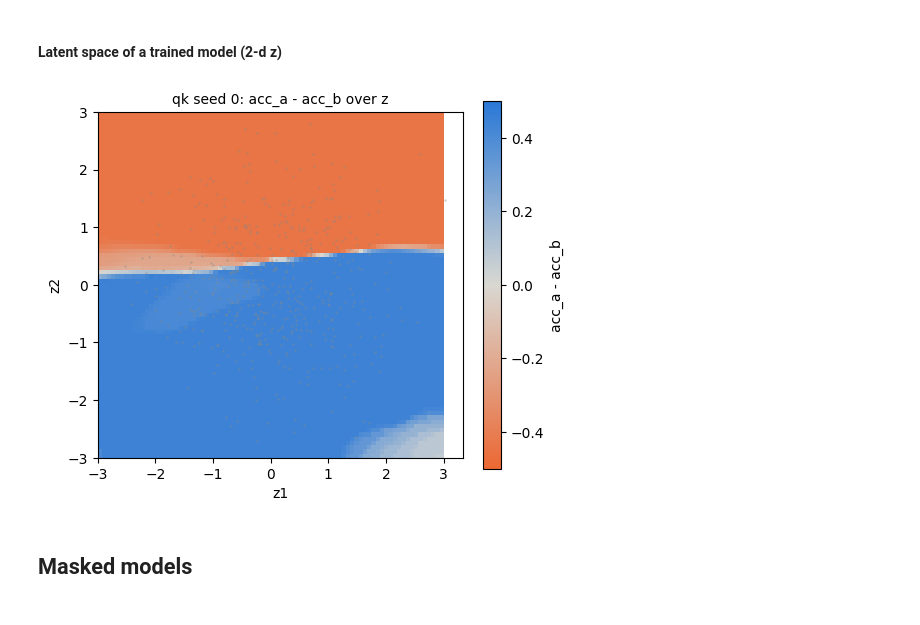
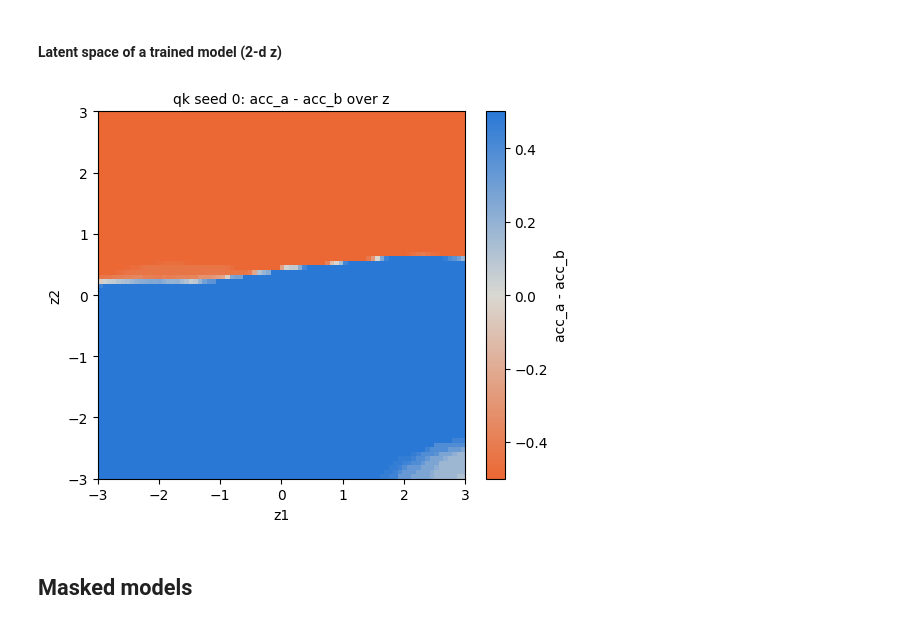
Before and after one commit to aryangarg794/sparse-ood-generalization, a Jupyter notebook: notebooks/basic_multimodality.ipynb, the cells around one changed output. Drawn from its saved outputs; the diff is of its cells as text; code cells hidden in the pictures.

```diff
--- a/notebooks/basic_multimodality.ipynb
+++ b/notebooks/basic_multimodality.ipynb
@@ -3515,7 +3515,7 @@ def draw_latent_space(state, args, n_draws=512, n_test=512, lim=3.0, res=81, spa
     gen = (lambda u: LatentWeightGenerator.decode(wg, u)) if space == 'u' else wg.decode
     _, _, test_sets, _ = get_shapes_datasets(1000, '../data/shapes', args.width, False)
     sets = []
-    for i in (1, 2):     # the test files are sorted (positives first): a fixed random sample
+    for i in (1, 2):
         idx = torch.randperm(len(test_sets[i].y), generator=torch.Generator().manual_seed(0))[:n_test]
         sets.append((test_sets[i].x.flatten(start_dim=1)[idx].to(DEVICE), test_sets[i].y.squeeze(-1)[idx].float().to(DEVICE)))
 
@@ -3526,37 +3526,37 @@ def draw_latent_space(state, args, n_draws=512, n_test=512, lim=3.0, res=81, spa
             acc = []
             for x, y in sets:
                 lg = model.predict(model.hidden_from_weights(x.repeat(len(zc), 1), w))
                 lg = (lg.squeeze(-1) if args.loss == 'bce' else lg[..., 1] - lg[..., 0]).view(len(zc), -1)
                 acc.append(((lg > 0).float() == y).float().mean(1))
-            out.append(acc[0] - acc[1])
+            out.append(2*(acc[0] - acc[1]))
         return torch.cat(out).cpu()
 
     z = torch.randn(n_draws, 2, generator=torch.Generator().manual_seed(2468))
     if space == 'u':
         z = wg.T(z.to(DEVICE)).cpu()
     d = acc_diff(z)
     ax_ = torch.linspace(-lim, lim, res)
     Z1, Z2 = torch.meshgrid(ax_, ax_, indexing='ij')
     dg = acc_diff(torch.stack([Z1.flatten(), Z2.flatten()], 1)).view(res, res)
 
-    cmap = LinearSegmentedColormap.from_list('ab', ['#eb6834', '#d9d8d2', '#2a78d6'])    # B orange, neither grey, A blue
+    cmap = LinearSegmentedColormap.from_list('ab', ['#eb6834', '#d9d8d2', '#2a78d6'])
     fig, ax = plt.subplots(figsize=(5.4, 4.6))
     im = ax.imshow(dg.T.numpy(), origin='lower', extent=(-lim, lim, -lim, lim), cmap=cmap, vmin=-0.5, vmax=0.5)
-    ax.scatter(z[:, 0], z[:, 1], s=3, c='#8a8a85', alpha=0.4, linewidths=0)
+    # ax.scatter(z[:, 0], z[:, 1], s=3, c='#8a8a85', alpha=0.4, linewidths=0)
     ax.set_xlabel(f'{space}1'); ax.set_ylabel(f'{space}2')
     fig.colorbar(im, ax=ax, fraction=0.046, label='acc_a - acc_b')
     ax.set_title(title or f'{n_draws} draws: A {(d > 0.2).float().mean():.0%}, B {(d < -0.2).float().mean():.0%}, '
                           f'neither {(d.abs() <= 0.2).float().mean():.0%}', fontsize=10)
     fig.tight_layout()
     plt.show()
 
 
 seed = next((s for s, r in par_results_qk.items() if r[2]['mode_final'] and r[2]['mode_final']['both']), args_qk.seeds[0])
 draw_latent_space(par_results_qk[seed][3], args_qk, title=f'qk seed {seed}: acc_a - acc_b over z')
 if args_qk.latent_flow:
     draw_latent_space(par_results_qk[seed][3], args_qk, space='u', title=f'qk seed {seed}: acc_a - acc_b over u = T(z)')
 # %% [output]
-[figure, old version]
+[figure, new version]
 # %% [markdown]
 ## Masked models
 # %%
```
Also changed, not shown: 6 other files.
